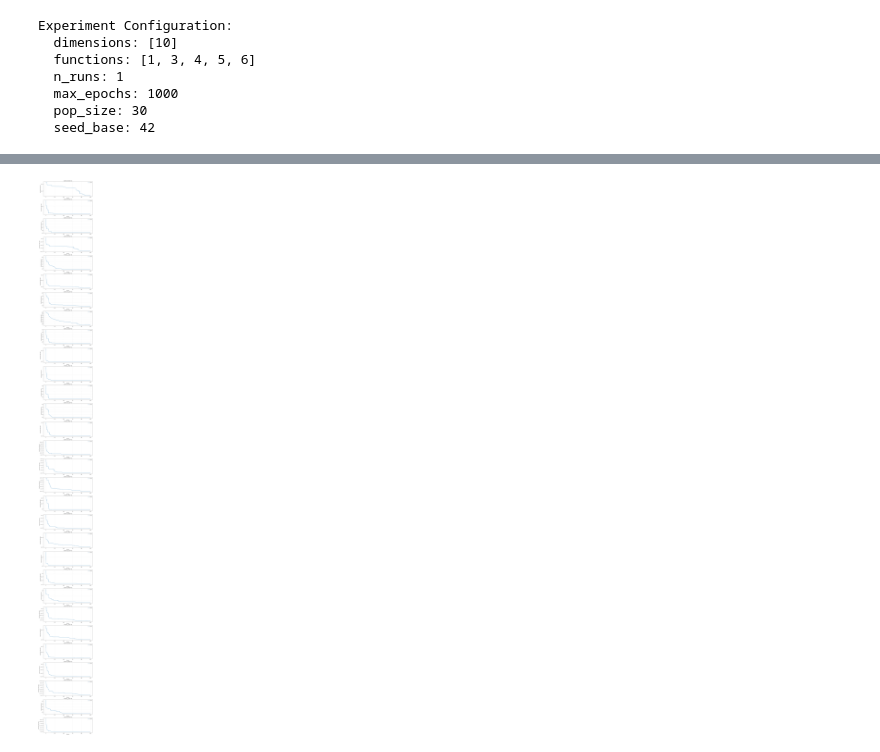
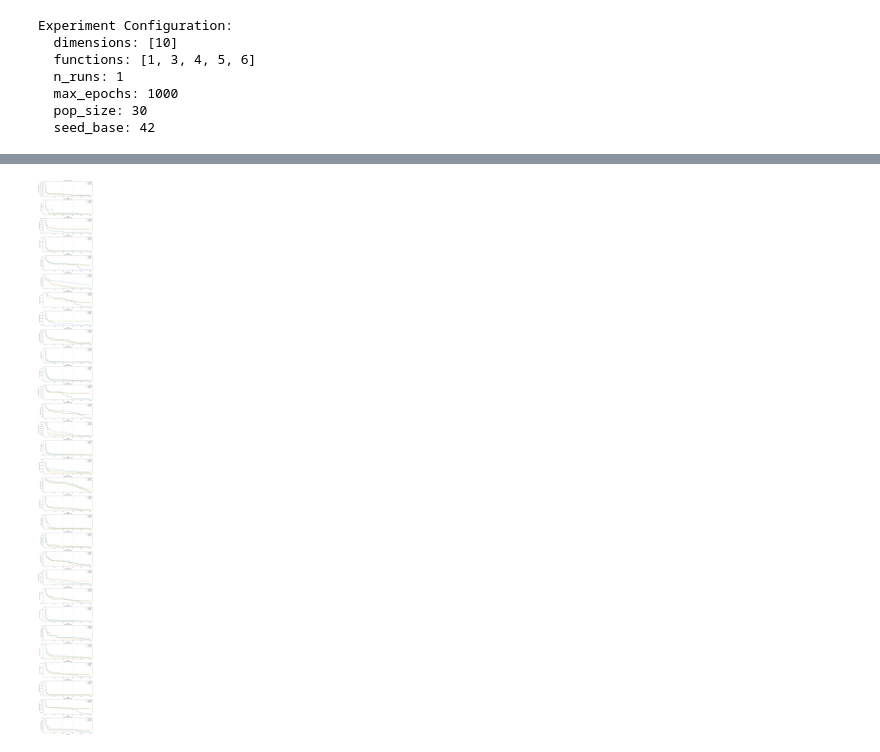
Before and after one commit to aajonaa/DL-MA, a Jupyter notebook: run_dirplo.ipynb, the cells around one changed output, grey strips where cells are left out. Drawn from its saved outputs; the diff is of its cells as text; code cells hidden in the pictures.

```diff
--- a/run_dirplo.ipynb
+++ b/run_dirplo.ipynb
@@ -259,35 +274,35 @@ if all_results:
         axes = [axes]
 
     for idx, (func_name, dim) in enumerate(unique_problems):
         ax = axes[idx]
 
         # Get results for this problem
         problem_results = [r for r in all_results if r['function'] == func_name and r['dimensions'] == dim]
 
         # Group by algorithm
-        for algorithm in ['DirPLO', 'OriginalPLO']:
+        for algorithm in ['OriginalPLO', 'NDGPLO', 'NDGPLO2']:
             alg_results = [r for r in problem_results if r['algorithm'] == algorithm]
 
             if alg_results:
                 # Plot convergence curves for each run
                 for i, result in enumerate(alg_results):
                     curve = result['convergence_curve']
                     alpha = 0.7 if len(alg_results) > 1 else 1.0
                     label = f"{algorithm}" if i == 0 else None
                     ax.semilogy(curve, alpha=alpha, label=label)
 
         ax.set_title(f"{func_name} (D={dim})")
         ax.set_xlabel("Iteration")
         ax.set_ylabel("Best Fitness (log scale)")
         ax.legend()
         ax.grid(True, alpha=0.3)
 
     plt.tight_layout()
     plt.show()
 else:
     print("No results to plot.")
 # %% [output]
-[figure, old version]
+[figure, new version]
 # %%
 # Detailed analysis and comparison
 if all_results:
```
Also changed, not shown: parts of 3 cells of this notebook.
